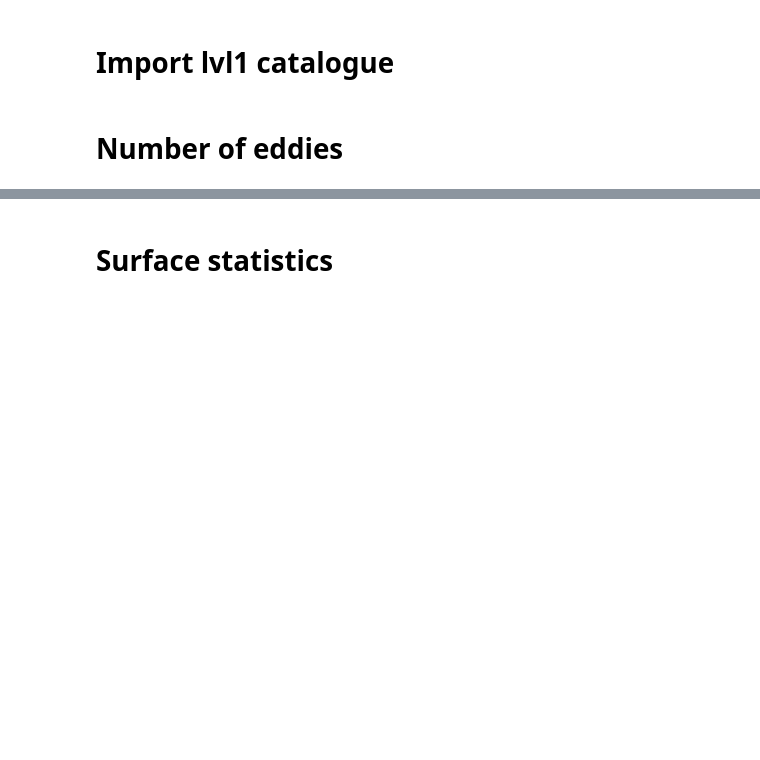
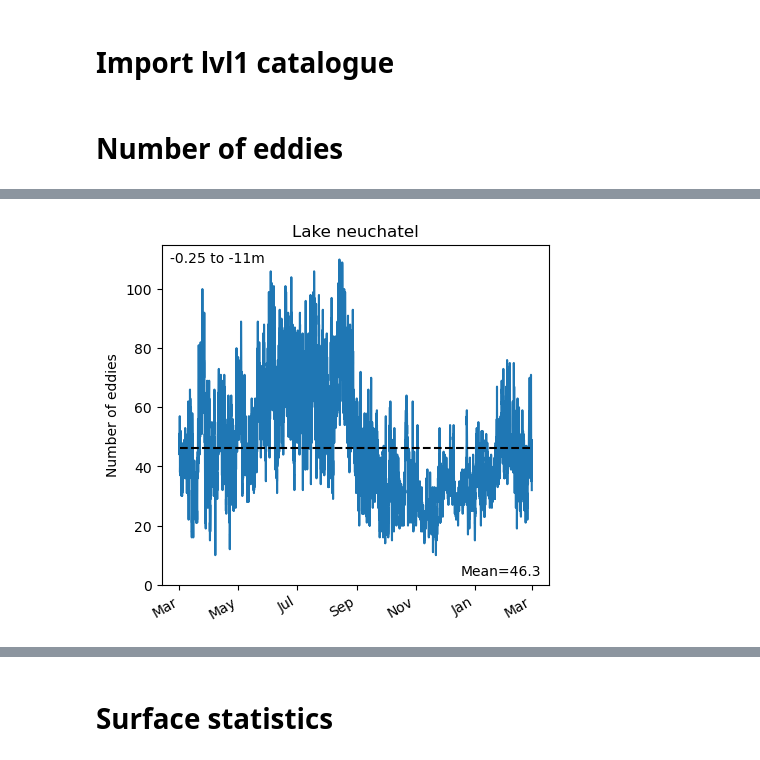
Before and after one commit to leroquan/horizontal_structure_analysis, a Jupyter notebook: eddies/lvl1_eddy_statistics.ipynb, the cells around one changed output, grey strips where cells are left out. Cells and saved outputs as stored; diff of their text form; code cells hidden in the pictures; blank space fills up the shorter version.

```diff
--- a/eddies/lvl1_eddy_statistics.ipynb
+++ b/eddies/lvl1_eddy_statistics.ipynb
@@ -8,5 +9,6 @@ from matplotlib.ticker import MultipleLocator
 # %%
-folder_path = r"/storage/alplakes_test/geneva_100m_2025"
+lake = 'neuchatel'
+folder_path = rf"/storage/alplakes_test/{lake}_100m_2025"
 input_folder = os.path.join(folder_path, "outputs_swirl", "eddy_catalogues_final")
 
 output_folder = os.path.join(folder_path, "outputs_swirl", "eddy_statistics")
@@ -19,6 +21,8 @@ lvl1_csv_path = os.path.join(input_folder, "lvl1.csv")
 df_lvl1 = pd.read_csv(lvl1_csv_path)
 df_lvl1 = df_lvl1.set_index('id', drop=False)
 df_lvl1['date'] = pd.to_datetime(df_lvl1['date'])
+# %%
+df_lvl1 = df_lvl1[df_lvl1['date'] >= '2025-03-01']
 # %%
 lake_mask = np.load(os.path.join(folder_path, "grid", "mask_lake.npy"))
 # %%
@@ -46,6 +50,6 @@ def filter_by_depths(df, depth_min, depth_max):
 
     return df[depth_filter]
 # %%
-depth_min = -10
-depth_max = -0
-df_lvl1_filtered_by_depth = filter_by_depths(df_lvl1, depth_min, depth_max)
+depth_min = -11
+depth_max = -0.25
+df_lvl1_filtered_by_depth = filter_by_depths(df_lvl1, depth_min, depth_max).copy()
@@ -56,8 +62,21 @@ nb_eddy_by_depth = df_lvl1_filtered_by_depth.groupby(['date'])['id'].count()
 # %%
-fig, ax = plt.subplots(figsize=(12, 6))
+fig, ax = plt.subplots(figsize=(5, 5))
 nb_eddy_by_depth.plot()
+
+plt.hlines(nb_eddy_by_depth.mean(),
+           nb_eddy_by_depth.index[0],
+           nb_eddy_by_depth.index[-1],
+           linestyles='dashed',
+           color='black')
+plt.text(0.98,0.02,f'Mean={nb_eddy_by_depth.mean():.1f}', transform=plt.gca().transAxes, ha='right', va='bottom')
+
 plt.ylim(bottom=0)
 plt.ylabel("Number of eddies")
-plt.text(0.02, 0.98, f'{depth_min} to {depth_max}m', transform=plt.gca().transAxes, ha='left', va='top')
+plt.text(0.02, 0.98, f'{depth_max} to {depth_min}m', transform=plt.gca().transAxes, ha='left', va='top')
 plt.xlabel("")
+plt.title(f'Lake {lake}')
+ax.xaxis.set_major_locator(mdates.MonthLocator(interval=2))
+ax.xaxis.set_major_formatter(mdates.DateFormatter('%b'))
 plt.savefig(os.path.join(output_folder, f"eddy_numbers_{depth_min}-{depth_max}m.png"))
+# %% [output]
+[figure, added]
```
Also changed, not shown: parts of 32 cells of this notebook, 54 other files.
